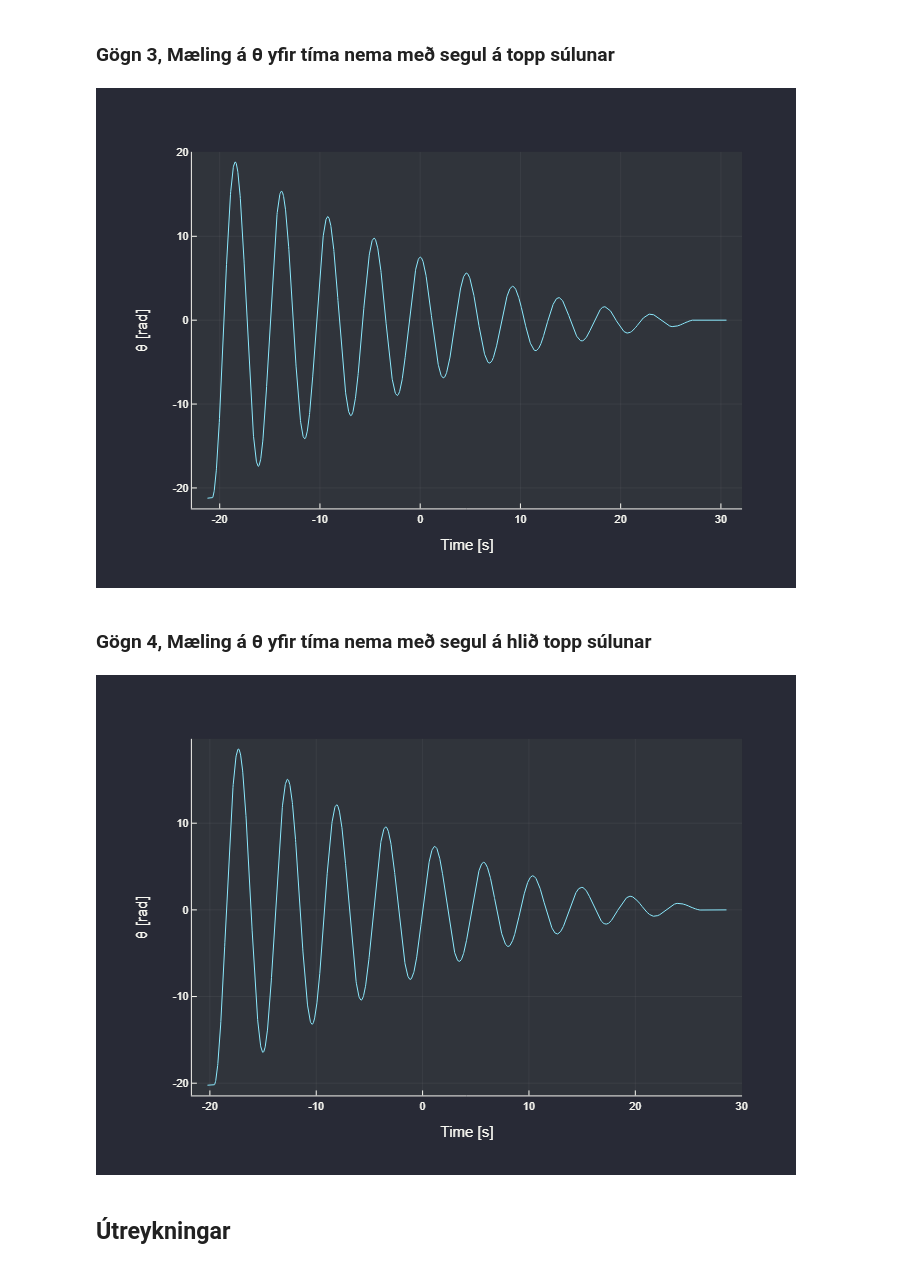
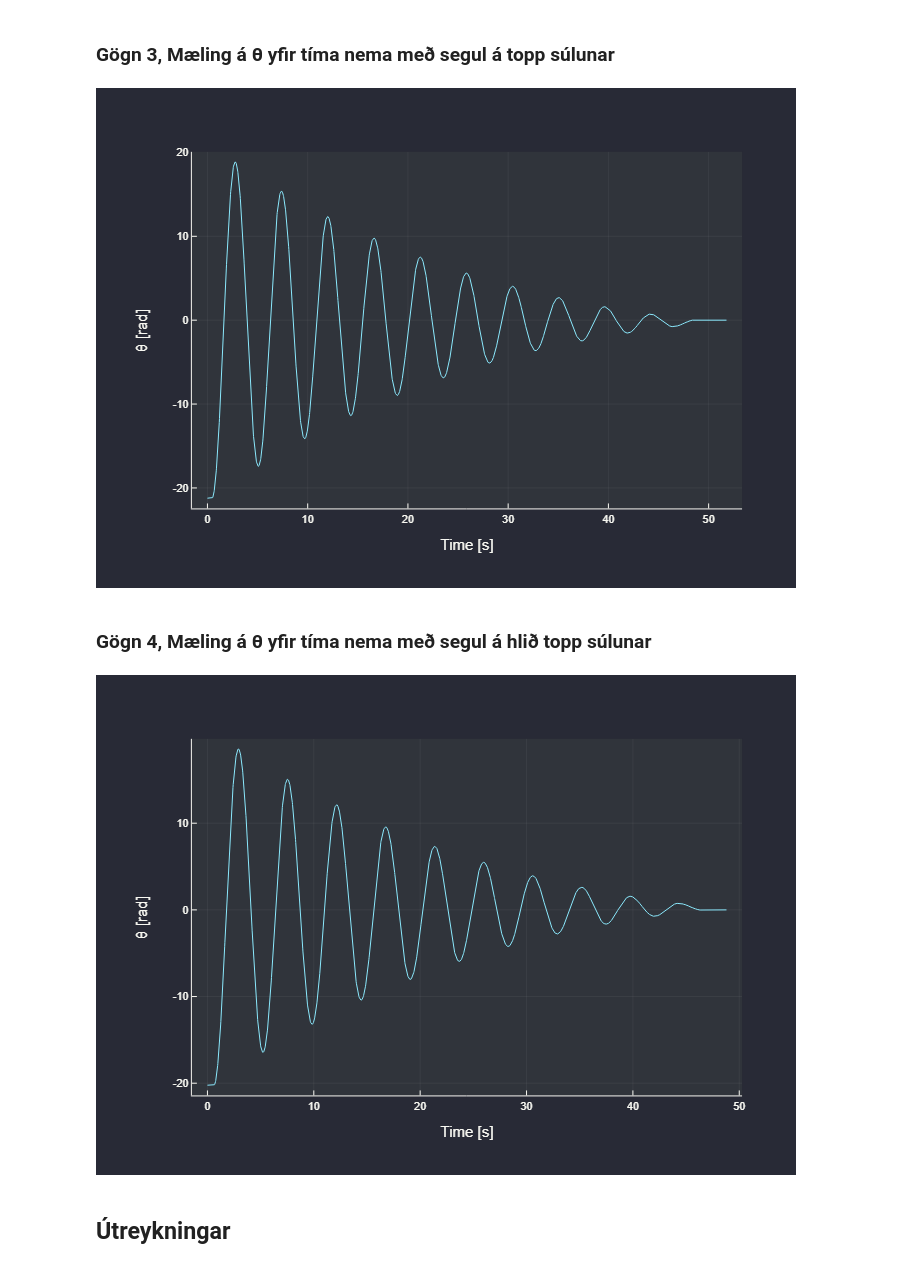
Before and after one commit to AwesomeQuest/verklegt3, a Jupyter notebook: notebook.ipynb, the cells around one changed output. Saved outputs shown, nothing was run; the diff lists cells and outputs as text; code cells hidden in the pictures.

Commit message:
added data 3 & 4

```diff
--- a/notebook.ipynb
+++ b/notebook.ipynb
@@ -96,26 +101,28 @@ labels = :none)
 ### Gögn 3, Mæling á θ yfir tíma nema með segul á topp súlunar
 # %%
 data3 = CSV.read("data3.csv", DataFrame)
-data3 = data3 .- data3[end,2]
+
+data3[!,2] = data3[!,2] .- data3[end,2]
 
 plot(data3[!,1], data3[!,2],
-xlabel = "Time [s]",
-ylabel = "θ [rad]",
-labels = :none)
+	xlabel = "Time [s]",
+	ylabel = "θ [rad]",
+	labels = :none)
 # %% [output]
-[figure, old version]
+[figure, new version]
 # %% [markdown]
 ### Gögn 4, Mæling á θ yfir tíma nema með segul á hlið topp súlunar
 # %%
 data4 = CSV.read("data4.csv", DataFrame)
-data4 = data4 .- data4[end,2]
+
+data4[!,2] = data4[!,2] .- data4[end,2]
 
 plot(data4[!,1], data4[!,2],
-xlabel = "Time [s]",
-ylabel = "θ [rad]",
-labels = :none)
+	xlabel = "Time [s]",
+	ylabel = "θ [rad]",
+	labels = :none)
 # %% [output]
-[figure, old version]
+[figure, new version]
 # %% [markdown]
 ## Útreykningar
 # %% [markdown]
```
Also changed, not shown: parts of 57 cells of this notebook.
